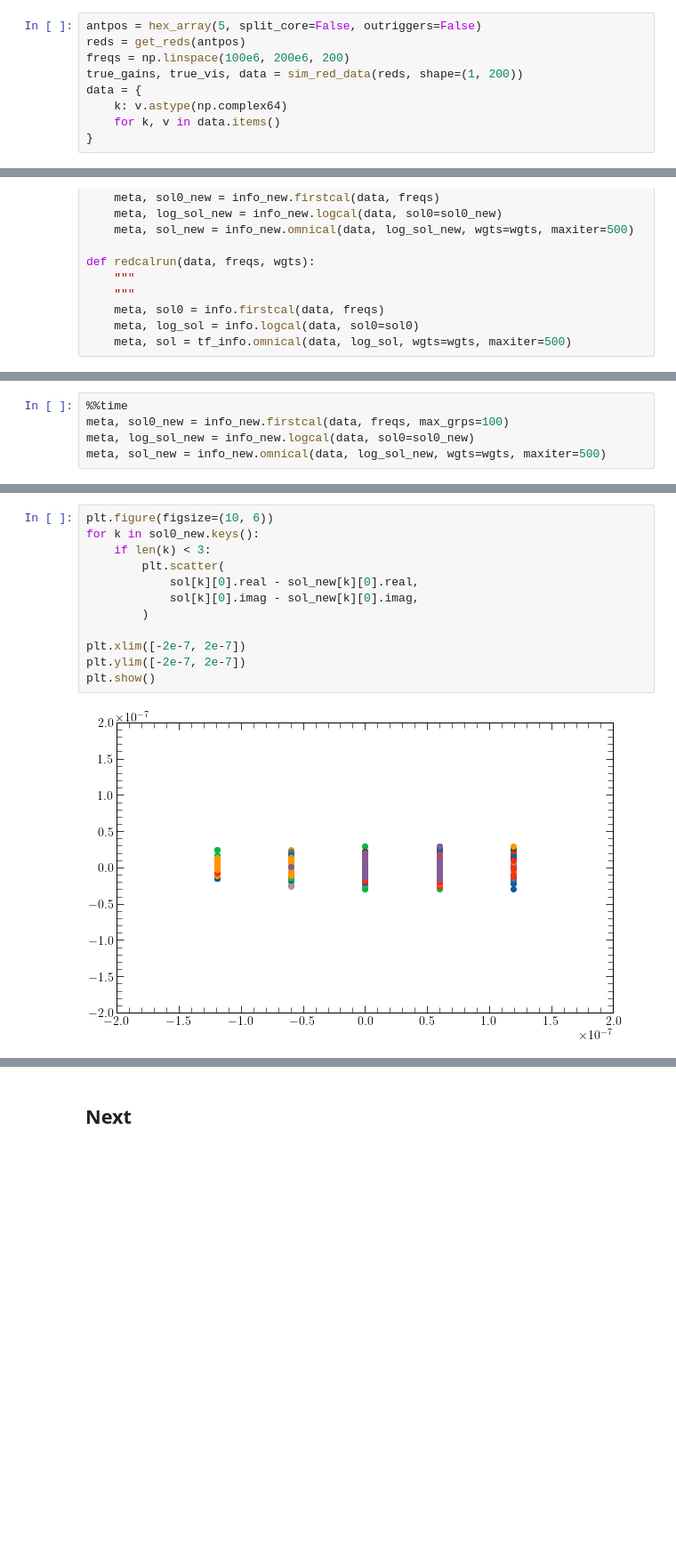
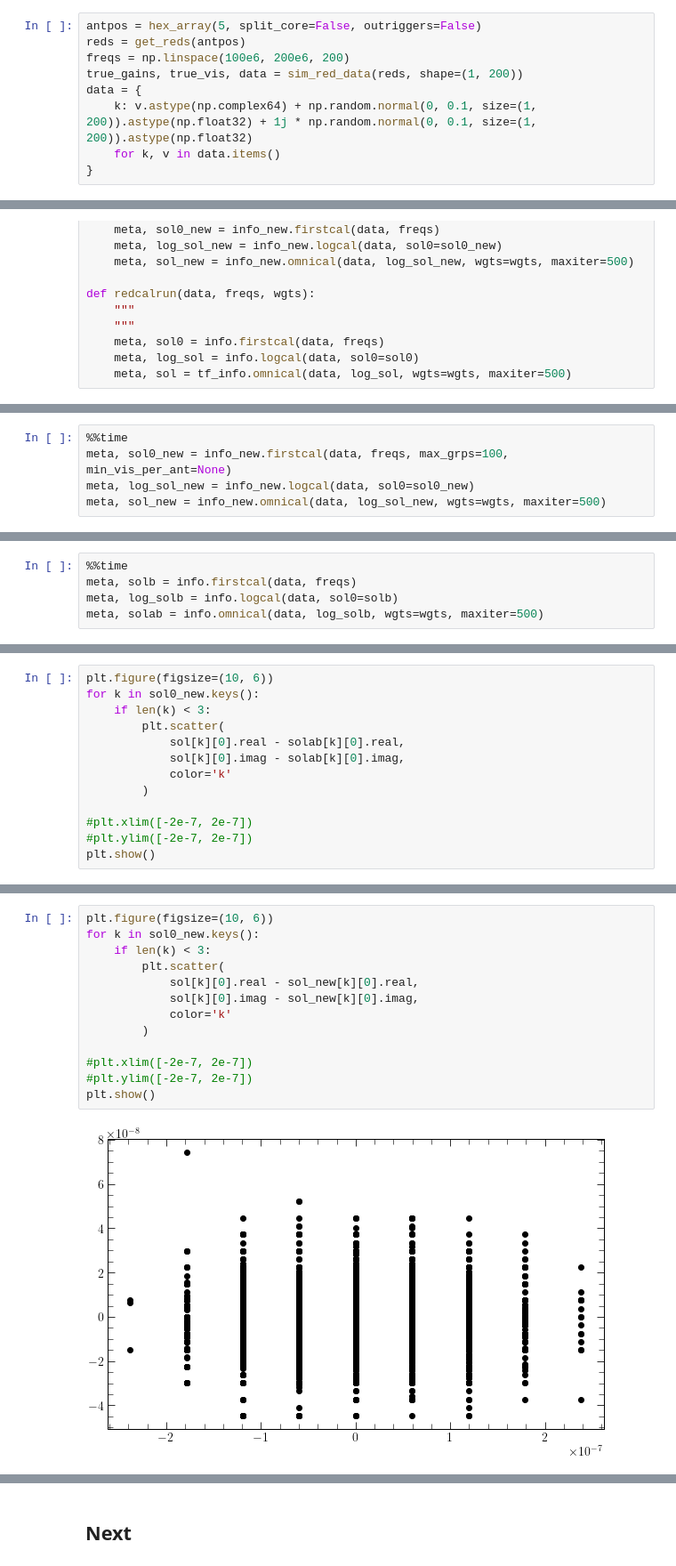
Before and after one commit to tyler-a-cox/linsolve, a Jupyter notebook: tf_linsolve_workspace-Copy1.ipynb, the cells around one changed output, grey strips where cells are left out. Shown: that part at 89% size. Drawn from its saved outputs; the diff is of its cells as text; blank space fills up the shorter version.

```diff
--- a/tf_linsolve_workspace-Copy1.ipynb
+++ b/tf_linsolve_workspace-Copy1.ipynb
@@ -25,7 +26,7 @@ reds = get_reds(antpos)
 freqs = np.linspace(100e6, 200e6, 200)
 true_gains, true_vis, data = sim_red_data(reds, shape=(1, 200))
 data = {
-    k: v.astype(np.complex64)
+    k: v.astype(np.complex64) + np.random.normal(0, 0.1, size=(1, 200)).astype(np.float32) + 1j * np.random.normal(0, 0.1, size=(1, 200)).astype(np.float32)
     for k, v in data.items()
 }
 # %%
@@ -79,6 +113,6 @@ Wall time: 9.15 s
 # %%
 %%time
-meta, sol0_new = info_new.firstcal(data, freqs, max_grps=100)
+meta, sol0_new = info_new.firstcal(data, freqs, max_grps=100, min_vis_per_ant=None)
 meta, log_sol_new = info_new.logcal(data, sol0=sol0_new)
 meta, sol_new = info_new.omnical(data, log_sol_new, wgts=wgts, maxiter=500)
 # %% [output]
@@ -94,0 +129,5 @@ Wall time: 25 s
+# %%
+%%time
+meta, solb = info.firstcal(data, freqs)
+meta, log_solb = info.logcal(data, sol0=solb)
+meta, solab = info.omnical(data, log_solb, wgts=wgts, maxiter=500)
@@ -94,0 +137,13 @@ Wall time: 25 s
+# %%
+plt.figure(figsize=(10, 6))
+for k in sol0_new.keys():
+    if len(k) < 3:
+        plt.scatter(
+            sol[k][0].real - solab[k][0].real,
+            sol[k][0].imag - solab[k][0].imag,
+            color='k'
+        )
+
+#plt.xlim([-2e-7, 2e-7])
+#plt.ylim([-2e-7, 2e-7])
+plt.show()
@@ -95,17 +152,18 @@ Wall time: 25 s
 # %%
 plt.figure(figsize=(10, 6))
 for k in sol0_new.keys():
     if len(k) < 3:
         plt.scatter(
             sol[k][0].real - sol_new[k][0].real,
             sol[k][0].imag - sol_new[k][0].imag,
+            color='k'
         )
 
-plt.xlim([-2e-7, 2e-7])
-plt.ylim([-2e-7, 2e-7])
+#plt.xlim([-2e-7, 2e-7])
+#plt.ylim([-2e-7, 2e-7])
 plt.show()
 # %% [output]
-[figure, old version]
+[figure, new version]
 # %%
 plt.figure(figsize=(10, 6))
 for k in sol.keys():
```
Also changed, not shown: parts of 18 cells of this notebook, 4 other files.
